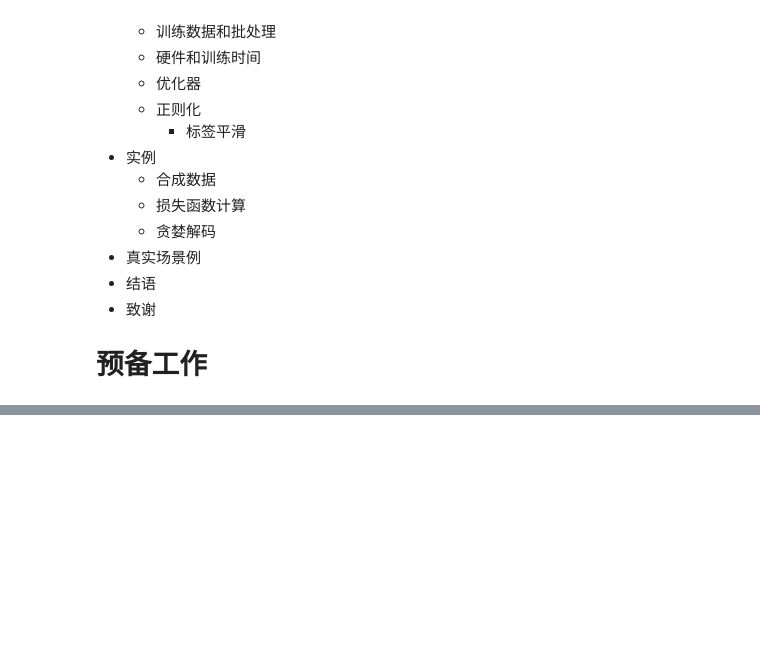
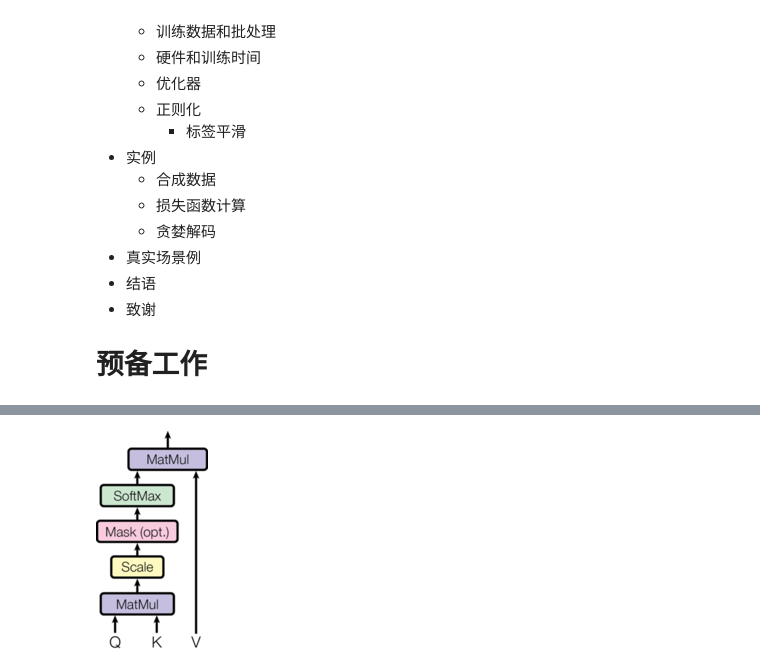
Before and after one commit to pengfei-chen/learn-nlp-with-transformers, a Jupyter notebook: docs/MyCodes/篇章2-Transformer相关原理/2.2.1-Pytorch编写Transformer.ipynb, the cells around one changed output, grey strips where cells are left out. Drawn from its saved outputs; the diff is of its cells as text; code cells hidden in the pictures; blank space fills up the shorter version.

```diff
--- a/docs/MyCodes/篇章2-Transformer相关原理/2.2.1-Pytorch编写Transformer.ipynb
+++ b/docs/MyCodes/篇章2-Transformer相关原理/2.2.1-Pytorch编写Transformer.ipynb
@@ -53,0 +234,4 @@ seaborn.set_context(context="talk")
+# %%
+Image(filename='./pictures/transformer-self-attention.png')
+# %% [output]
+[figure, added]
```
Also changed, not shown: parts of 80 cells of this notebook, 2 other files.
